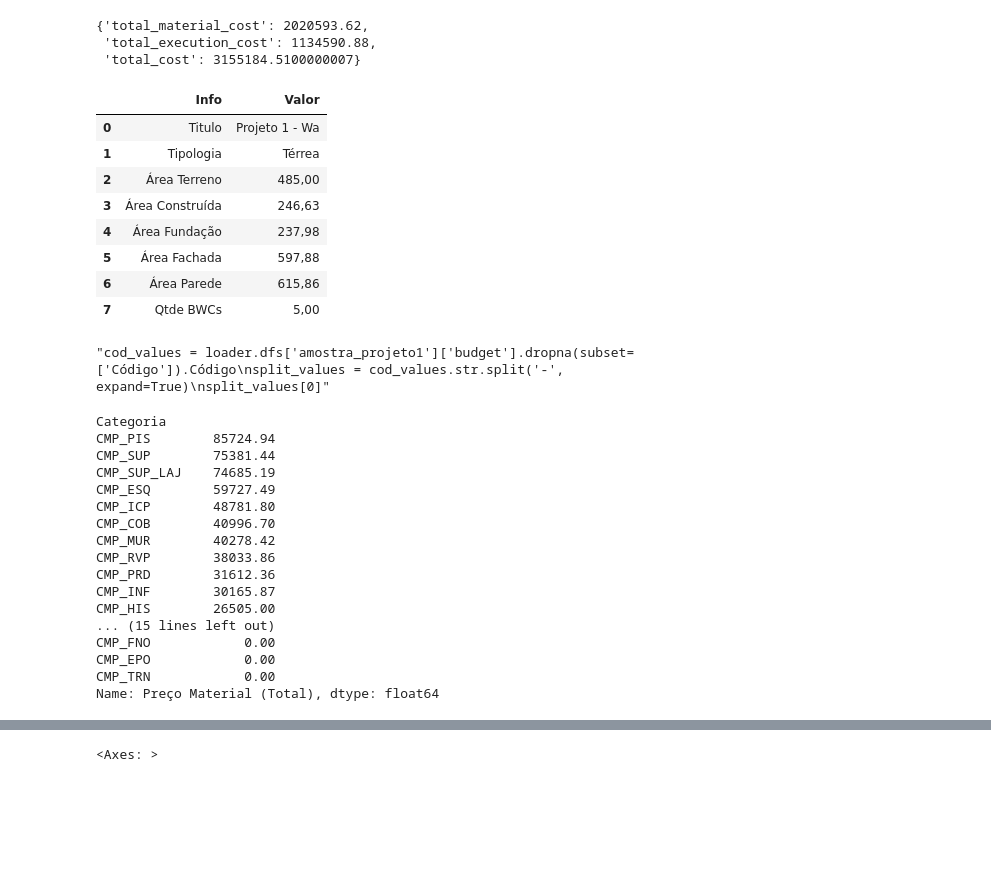
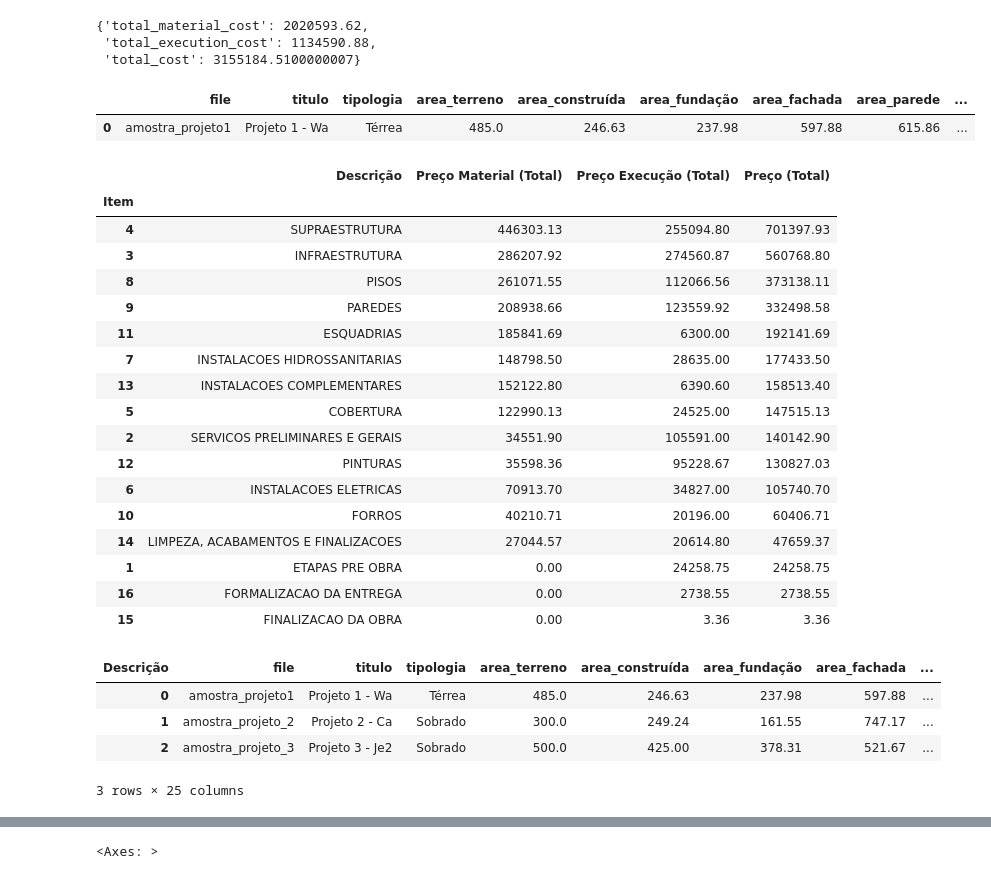
Before and after one commit to vector-b/makasi-data, a Jupyter notebook: _initial_eda.ipynb, the cells around one changed output, grey strips where cells are left out. Drawn from its saved outputs; the diff is of its cells as text; code cells hidden in the pictures; blank space fills up the shorter version.

```diff
--- a/_initial_eda.ipynb
+++ b/_initial_eda.ipynb
@@ -77,20 +77,7 @@ processor._calculate_totals('amostra_projeto1')
  'total_execution_cost': 1134590.88,
  'total_cost': 3155184.5100000007}
 # %%
-loader.dfs['amostra_projeto1']['header']
+loader.dfs['amostra_projeto1']['header_T']
 # %% [output]
-|  | Info | Valor |
-| 0 | Titulo | Projeto 1 - Wa |
-| 1 | Tipologia | Térrea |
-| 2 | Área Terreno | 485,00 |
-| 3 | Área Construída | 246,63 |
-| 4 | Área Fundação | 237,98 |
-| 5 | Área Fachada | 597,88 |
-| 6 | Área Parede | 615,86 |
-| 7 | Qtde BWCs | 5,00 |
+|  | file | titulo | tipologia | area_terreno | area_construída | area_fundação | area_fachada | area_parede | ... |
+| 0 | amostra_projeto1 | Projeto 1 - Wa | Térrea | 485.0 | 246.63 | 237.98 | 597.88 | 615.86 | ... |
-# %%
-'''cod_values = loader.dfs['amostra_projeto1']['budget'].dropna(subset=['Código']).Código
-split_values = cod_values.str.split('-', expand=True)
-split_values[0]'''
-# %% [output]
-"cod_values = loader.dfs['amostra_projeto1']['budget'].dropna(subset=['Código']).Código\nsplit_values = cod_values.str.split('-', expand=True)\nsplit_values[0]"
@@ -97,25 +86,35 @@ split_values[0]'''
 # %%
-loader.dfs['amostra_projeto1']['budget'].groupby('Categoria')['Preço Material (Total)'].sum().sort_values(ascending=False)
+loader._grouping_item_totals(budget_pj1).sort_values('Preço (Total)', ascending=False)
 # %% [output]
-Categoria
-CMP_PIS        85724.94
-CMP_SUP        75381.44
-CMP_SUP_LAJ    74685.19
-CMP_ESQ        59727.49
-CMP_ICP        48781.80
-CMP_COB        40996.70
-CMP_MUR        40278.42
-CMP_RVP        38033.86
-CMP_PRD        31612.36
-CMP_INF        30165.87
-CMP_HIS        26505.00
-... (15 lines left out)
-CMP_FNO            0.00
-CMP_EPO            0.00
-CMP_TRN            0.00
-Name: Preço Material (Total), dtype: float64
+|  | Descrição | Preço Material (Total) | Preço Execução (Total) | Preço (Total) |
+| Item |  |  |  |  |
+| 4 | SUPRAESTRUTURA | 446303.13 | 255094.80 | 701397.93 |
+| 3 | INFRAESTRUTURA | 286207.92 | 274560.87 | 560768.80 |
+| 8 | PISOS | 261071.55 | 112066.56 | 373138.11 |
+| 9 | PAREDES | 208938.66 | 123559.92 | 332498.58 |
+| 11 | ESQUADRIAS | 185841.69 | 6300.00 | 192141.69 |
+| 7 | INSTALACOES HIDROSSANITARIAS | 148798.50 | 28635.00 | 177433.50 |
+| 13 | INSTALACOES COMPLEMENTARES | 152122.80 | 6390.60 | 158513.40 |
+| 5 | COBERTURA | 122990.13 | 24525.00 | 147515.13 |
+| 2 | SERVICOS PRELIMINARES E GERAIS | 34551.90 | 105591.00 | 140142.90 |
+| 12 | PINTURAS | 35598.36 | 95228.67 | 130827.03 |
+| 6 | INSTALACOES ELETRICAS | 70913.70 | 34827.00 | 105740.70 |
+| 10 | FORROS | 40210.71 | 20196.00 | 60406.71 |
+| 14 | LIMPEZA, ACABAMENTOS E FINALIZACOES | 27044.57 | 20614.80 | 47659.37 |
+| 1 | ETAPAS PRE OBRA | 0.00 | 24258.75 | 24258.75 |
+| 16 | FORMALIZACAO DA ENTREGA | 0.00 | 2738.55 | 2738.55 |
+| 15 | FINALIZACAO DA OBRA | 0.00 | 3.36 | 3.36 |
 # %%
 h_totals = processor.aggregate_header_totals()
+# %%
+all_tables = processor._concat_tables(h_totals)
+all_tables
+# %% [output]
+| Descrição | file | titulo | tipologia | area_terreno | area_construída | area_fundação | area_fachada | ... |
+| 0 | amostra_projeto1 | Projeto 1 - Wa | Térrea | 485.0 | 246.63 | 237.98 | 597.88 | ... |
+| 1 | amostra_projeto_2 | Projeto 2 - Ca | Sobrado | 300.0 | 249.24 | 161.55 | 747.17 | ... |
+| 2 | amostra_projeto_3 | Projeto 3 - Je2 | Sobrado | 500.0 | 425.00 | 378.31 | 521.67 | ... |
+3 rows × 25 columns
 # %%
 h_totals
 # %% [output]
```
Also changed, not shown: parts of 3 cells of this notebook, 4 other files.
